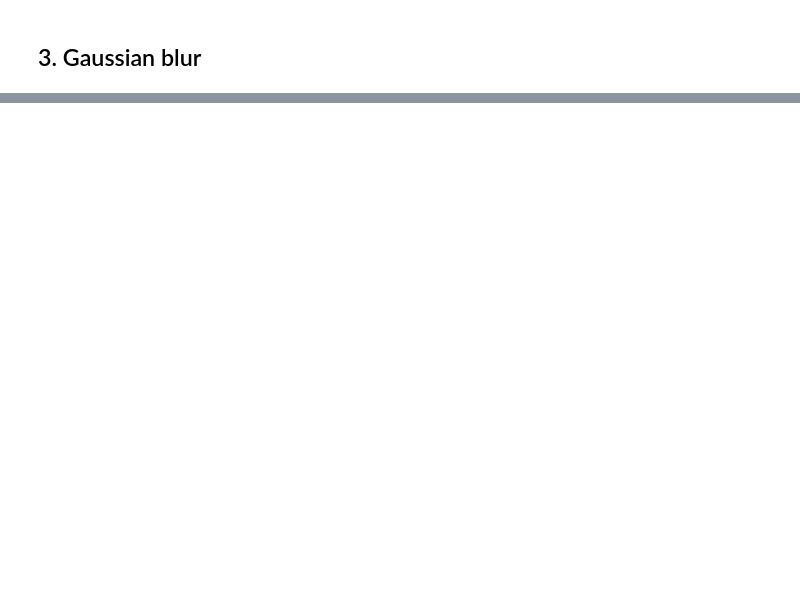
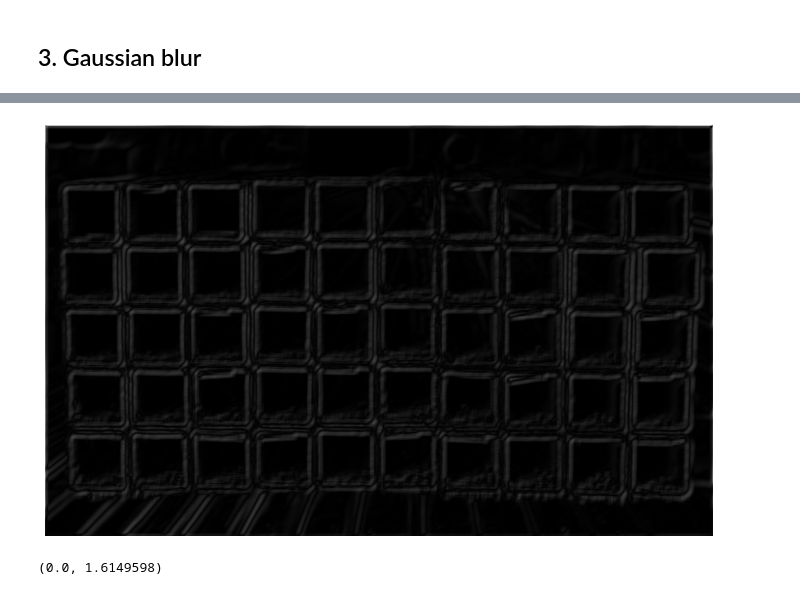
Before and after one commit to MatiXOfficial/pattern-recognition-techniques, a Jupyter notebook: lab2/lab2.ipynb, the cells around one changed output, grey strips where cells are left out. Drawn from its saved outputs; the diff is of its cells as text; code cells hidden in the pictures; blank space fills up the shorter version.

```diff
--- a/lab2/lab2.ipynb
+++ b/lab2/lab2.ipynb
@@ -52,0 +90,17 @@ show_and_save(gray_image, 'grayscale_image')
+# %%
+sobel_kernel = np.array([
+    [[1, 2, 1],
+     [0, 0, 0],
+     [-1, -2, -1]],
+    [[1, 0, -1],
+     [2, 0, -2],
+     [1, 0, -1]]
+])
+sobel_conv = tf.keras.layers.Conv2D(2, (3, 3),
+                                   strides=(1, 1),
+                                   padding='same',
+                                   kernel_initializer=tf.keras.initializers.Constant(sobel_kernel))
+gradients = sobel_conv(np.array([blurred_image]))[0]
+x_grad, y_grad = gradients[:, :, 0], gradients[:, :, 1]
+show_and_save(x_grad, 'x_gradient')
+show_and_save(y_grad, 'y_gradient')
@@ -52,0 +110,7 @@ show_and_save(gray_image, 'grayscale_image')
+# %%
+grad_length = np.sqrt(np.square(x_grad) + np.square(y_grad))
+show_and_save(grad_length, 'gradient_length')
+np.min(grad_length), np.max(grad_length)
+# %% [output]
+[figure, added]
+(0.0, 1.6149598)
```
Also changed, not shown: parts of 30 cells of this notebook, 44 other files.
